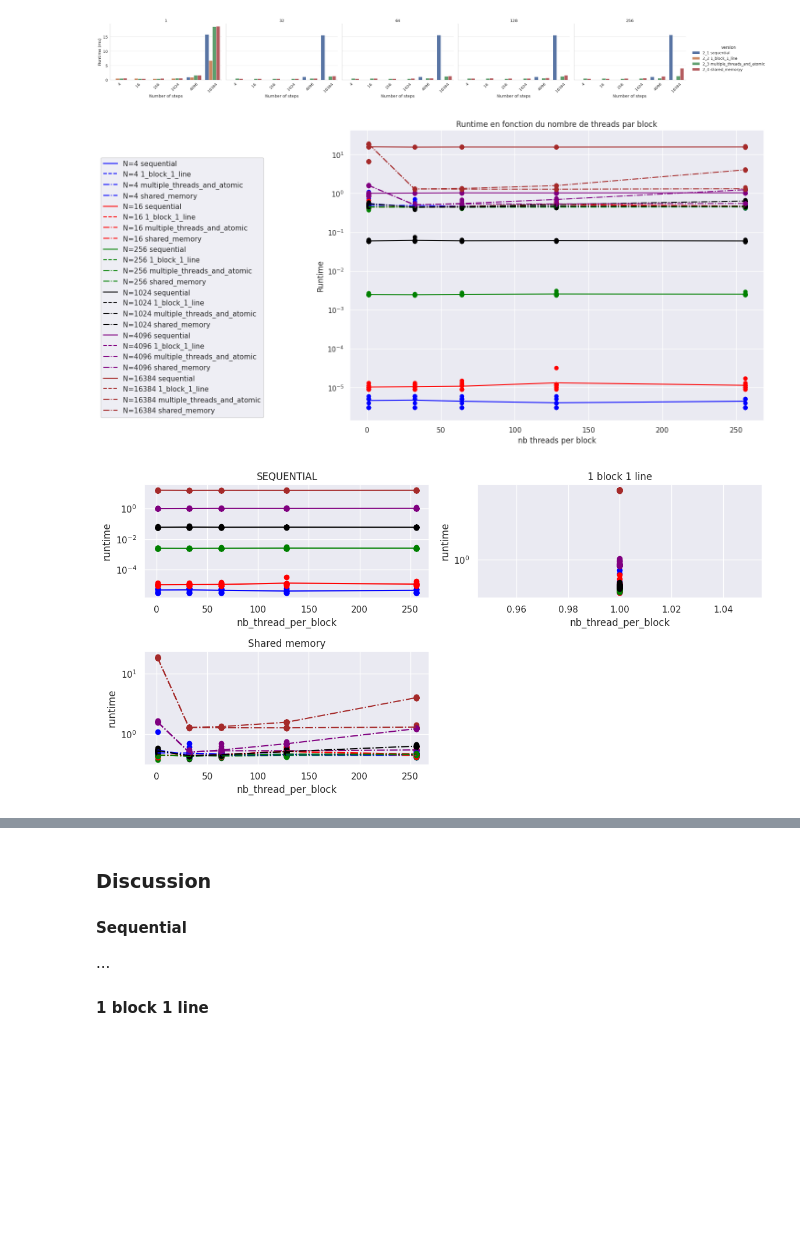
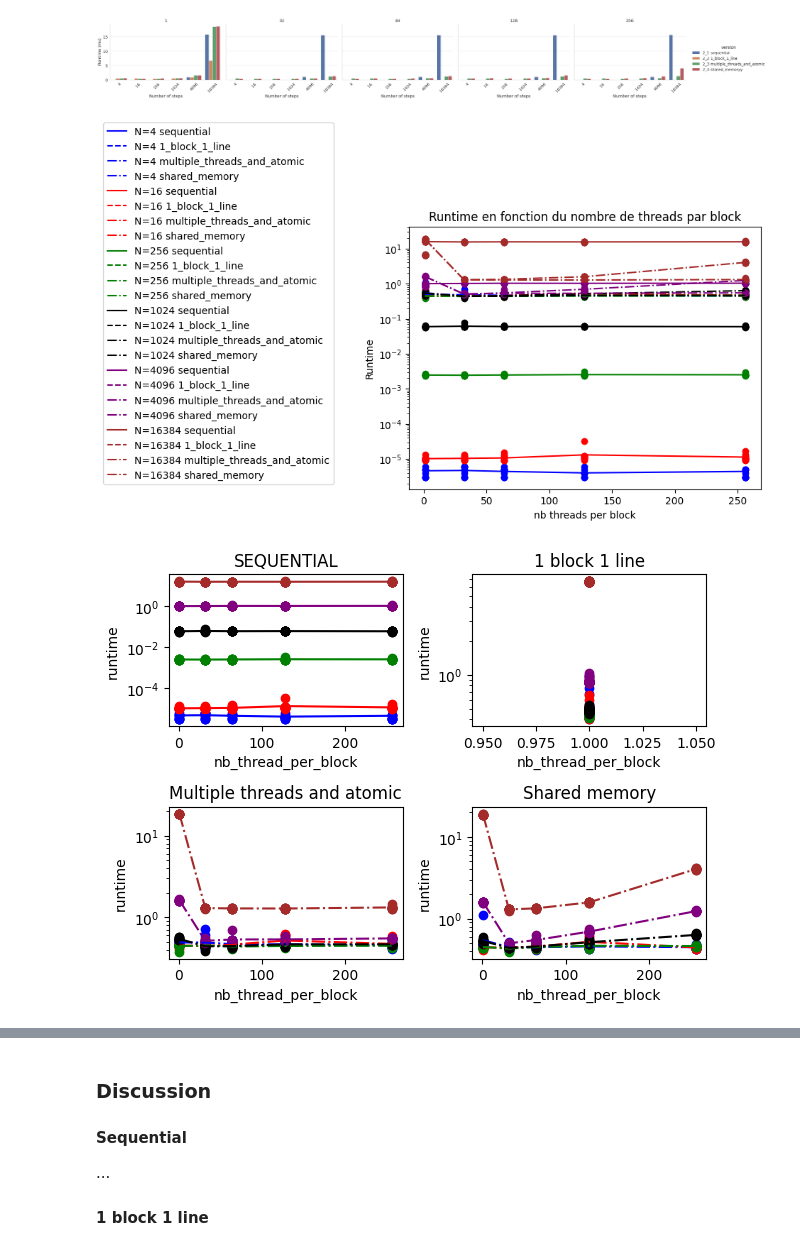
Before and after one commit to CyrilGomes/TP_CUDA, a Jupyter notebook: src/cuda_tp.ipynb, the cells around one changed output, grey strips where cells are left out. Saved outputs shown, nothing was run; the diff lists cells and outputs as text; code cells hidden in the pictures; blank space fills up the shorter version.

Commit message:
added some plots

```diff
--- a/src/cuda_tp.ipynb
+++ b/src/cuda_tp.ipynb
@@ -474,9 +474,13 @@ plt.title("Runtime en fonction du nombre de threads par block")
 plt.legend(loc='lower right', bbox_to_anchor=(-0.2, 0))
 
 fig = plt.figure()
-ax1 = plt.subplot(321)
-ax2 = plt.subplot(322)
-ax3 = plt.subplot(323)
+
+#4x4 grid sublplot
+ax1 = fig.add_subplot(221)
+ax2 = fig.add_subplot(222)
+ax3 = fig.add_subplot(223)
+ax4 = fig.add_subplot(224)
+
 
 for N in df['N'].drop_duplicates():
     df_plot = df[(df['N'] == int(N))]
@@ -493,38 +497,38 @@ for N in df['N'].drop_duplicates():
     df_plot = df[(df['N'] == int(N))]
     df_plot = df_plot[df_plot['version'] == "2_2 1_block_1_line"]
     mean_stats = df_plot.groupby(['N','version','nb_thread_per_block']).mean().reset_index()
     ax2.plot(mean_stats['nb_thread_per_block'], mean_stats['runtime'],linestyle="dashed", label=f'{N} 1_block_1_line', color = color_n_m[N])
     ax2.set_yscale('log')
     ax2.scatter(df_plot['nb_thread_per_block'], df_plot['runtime'], label=None, color = color_n_m[N])
     ax2.set_title("1 block 1 line")
     ax2.set_xlabel("nb_thread_per_block")
     ax2.set_ylabel("runtime")
 
 for N in df['N'].drop_duplicates():
     df_plot = df[(df['N'] == int(N))]
     df_plot = df_plot[df_plot['version'] == "2_3 multiple_threads_and_atomic"]
     mean_stats = df_plot.groupby(['N','version','nb_thread_per_block']).mean().reset_index()
     ax3.plot(mean_stats['nb_thread_per_block'], mean_stats['runtime'],linestyle="dashdot", label=f'{N} multiple_threads_and_atomic', color = color_n_m[N])
     ax3.set_yscale('log')
     ax3.scatter(df_plot['nb_thread_per_block'], df_plot['runtime'], label=None, color = color_n_m[N])
     ax3.set_title("Multiple threads and atomic")
     ax3.set_xlabel("nb_thread_per_block")
     ax3.set_ylabel("runtime")
 
 for N in df['N'].drop_duplicates():
     df_plot = df[(df['N'] == int(N))]
     df_plot = df_plot[df_plot['version'] == "2_4 shared_memory"]
     mean_stats = df_plot.groupby(['N','version','nb_thread_per_block']).mean().reset_index()
-    ax3.plot(mean_stats['nb_thread_per_block'], mean_stats['runtime'],linestyle="dashdot", label=f'{N} shared_memory', color = color_n_m[N])
-    ax3.set_yscale('log')
-    ax3.scatter(df_plot['nb_thread_per_block'], df_plot['runtime'], label=None, color = color_n_m[N])
-    ax3.set_title("Shared memory")
-    ax3.set_xlabel("nb_thread_per_block")
-    ax3.set_ylabel("runtime")
+    ax4.plot(mean_stats['nb_thread_per_block'], mean_stats['runtime'],linestyle="dashdot", label=f'{N} shared_memory', color = color_n_m[N])
+    ax4.set_yscale('log')
+    ax4.scatter(df_plot['nb_thread_per_block'], df_plot['runtime'], label=None, color = color_n_m[N])
+    ax4.set_title("Shared memory")
+    ax4.set_xlabel("nb_thread_per_block")
+    ax4.set_ylabel("runtime")
 
 
 plt.tight_layout()
 plt.show()
 # %% [output]
-[figure, old version]
+[figure, new version]
-[figure, old version]
+[figure, new version]
```
Also changed, not shown: parts of 1 cell of this notebook.
